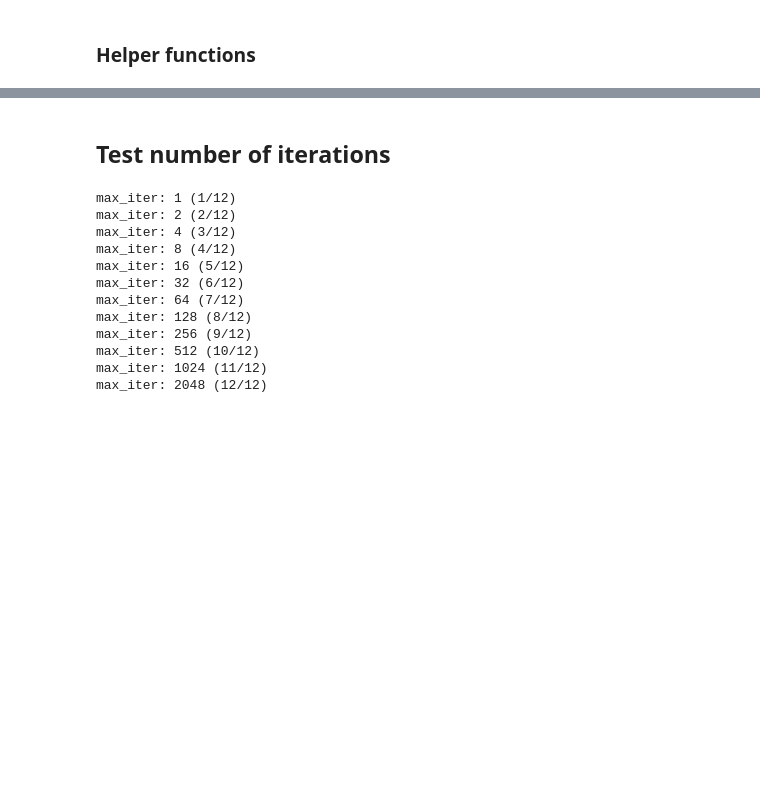
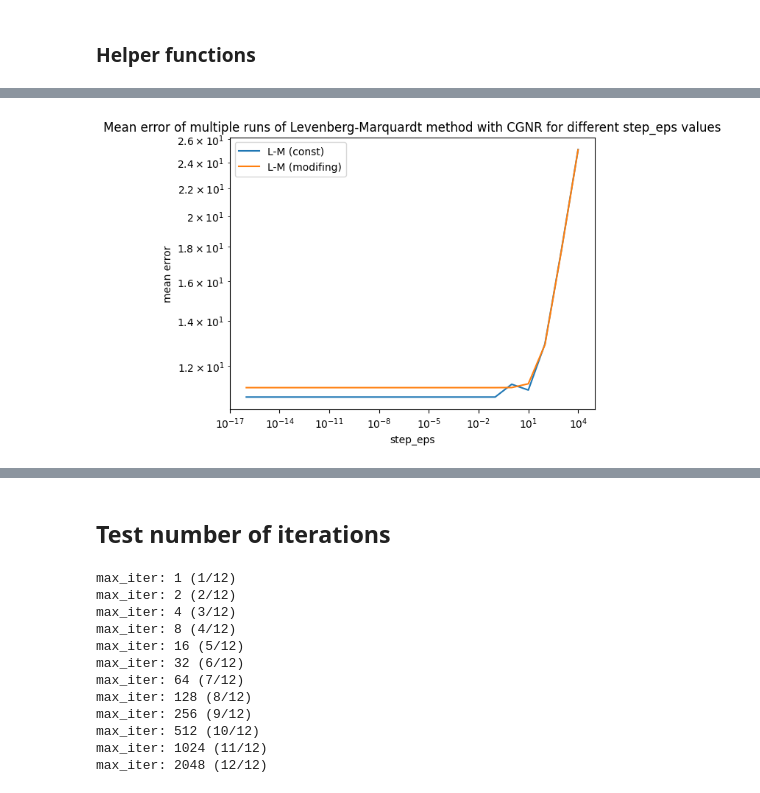
Before and after one commit to Perlik476/MNUMAD-optimizers, a Jupyter notebook: project/test_complicated_function.ipynb, the cells around one changed output, grey strips where cells are left out. Cells and saved outputs as stored; diff of their text form; code cells hidden in the pictures; blank space fills up the shorter version.

```diff
--- a/project/test_complicated_function.ipynb
+++ b/project/test_complicated_function.ipynb
@@ -31,6 +28,6 @@ $$ F(x) = \begin{bmatrix}
 \end{bmatrix}$$
 # %%
-M = 8
+M = 6
 sin = Function(F=np.sin, DF=np.cos, M=1, N=1)
 cos = Function(F=np.cos, DF=lambda x: -np.sin(x), M=1, N=1)
 exp = Function(F=np.exp, DF=np.exp, M=1, N=1)
@@ -46,19 +43,13 @@ constM = lambda c: Function(F=lambda _: np.array(c), DF=lambda _: np.zeros(M), M
 const1 = lambda c: Function(F=lambda _: np.array(c), DF=lambda _: np.zeros(1), M=1, N=1)
 mul_const = lambda c: Function(F=lambda x: c * x, DF=lambda _: np.array(c), M=1, N=1)
 
-F1 = compose(proj(0), sin + compose(mul_const(2), cos))
-F2 = compose(proj(1), mul_const(-2) + const1(1), cos)
+F1 = compose(proj(0), sin + compose(mul_const(2), cos)) - constM(1)
+F2 = compose(proj(1), mul_const(-2) + const1(1), cos) + constM(3)
 F3 = compose((proj(2) + constM(10)) / norm, 2 * exp)
-F4 = compose(norm + constM(np.pi / 2), sin, exp)
+F4 = compose(norm + constM(np.pi / 2), sin, exp) - constM(10)
 F5 = compose(compose(sum_, abs) + constM(3), log - const1(1), square)
-F6 = compose(proj(5), sin, square, exp, cos)
-F7 = compose(sum_, sqrt - const1(1), sin, square)
+F6 = compose(proj(4), sin, square, exp, cos)
+F7 = compose(sum_, sqrt - const1(1), sin, square) + constM(1)
 F8 = compose(mul_, sin + const1(2), sqrt)
-F9 = compose(mul_, const1(1) + abs, const1(5) - log)
-F10 = (
-    compose(proj(0), sin) + compose(proj(1), cos) + compose(compose(proj(2), abs) + constM(1), log) + compose(proj(3), square) + compose(proj(4), abs)
-    + compose(proj(5), sqrt) + compose(proj(6), sin, square) + compose(proj(7), sin, exp, cos, sqrt)
-)
-F11 = compose(norm, sin + cos) - sum_
-F12 = compose(norm, const1(1) - square)
-F = stack(F1, F2, F3, F4, F5, F6, F7, F8, F9, F10, F11, F12)
+F9 = compose(proj(5), sin, exp, cos, sqrt)
+F = stack(F1, F2, F3, F4, F5, F6, F7, F8, F9)
@@ -212,0 +234,17 @@ def remove_nans_infs_and_zeros(arr):
+# %%
+errors_mean_lm_const = np.mean(errors_levenberg_marquardt_const_param, axis=1)
+errors_mean_lm_const = remove_nans_infs_and_zeros(errors_mean_lm_const)
+
+errors_mean_lm_mod = np.mean(errors_levenberg_marquardt_modifying_param, axis=1)
+errors_mean_lm_mod = remove_nans_infs_and_zeros(errors_mean_lm_mod)
+# %%
+plt.loglog(step_epss, errors_mean_lm_const, label="L-M (const)")
+plt.loglog(step_epss, errors_mean_lm_mod, label="L-M (modifing)")
+
+plt.legend()
+plt.xlabel("step_eps")
+plt.ylabel("mean error")
+plt.title("Mean error of multiple runs of Levenberg-Marquardt method with CGNR for different step_eps values")
+plt.show()
+# %% [output]
+[figure, added]
```
Also changed, not shown: parts of 27 cells of this notebook, 2 other files.
